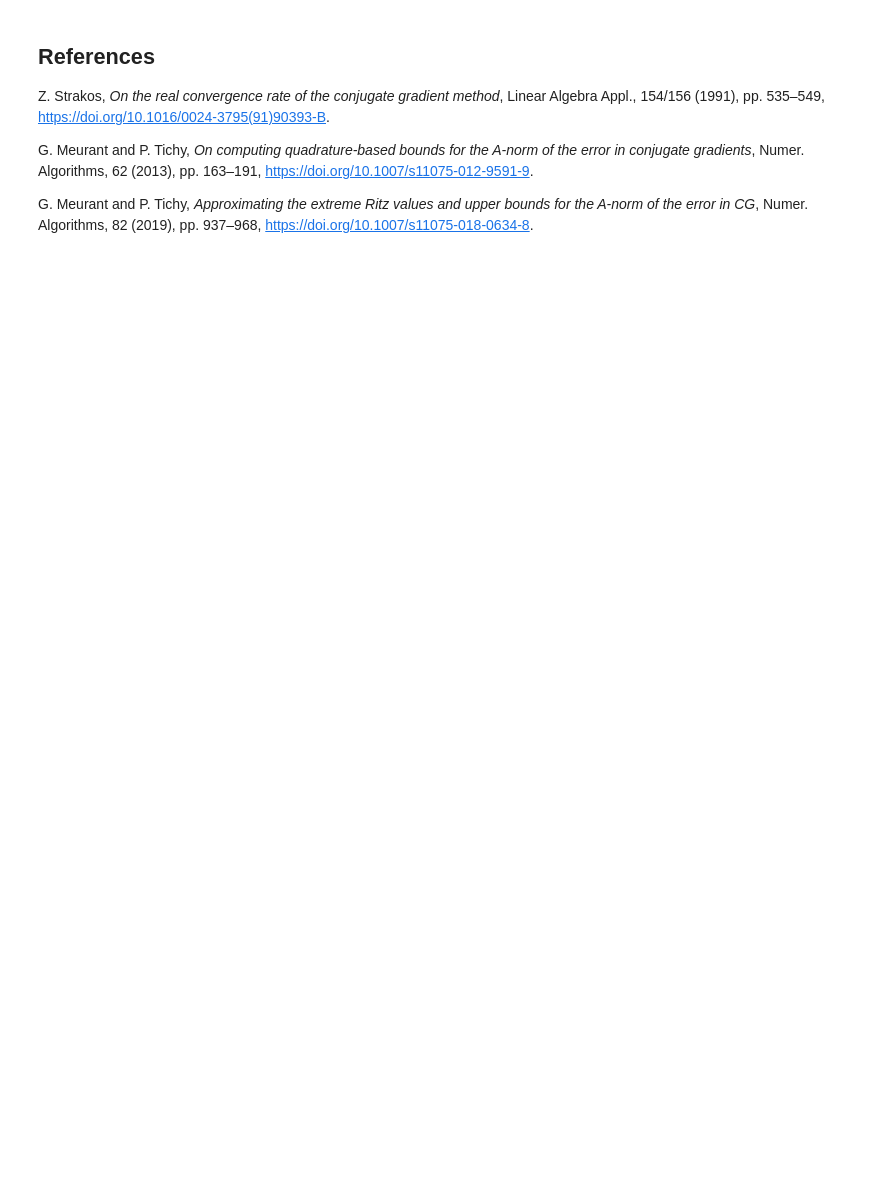
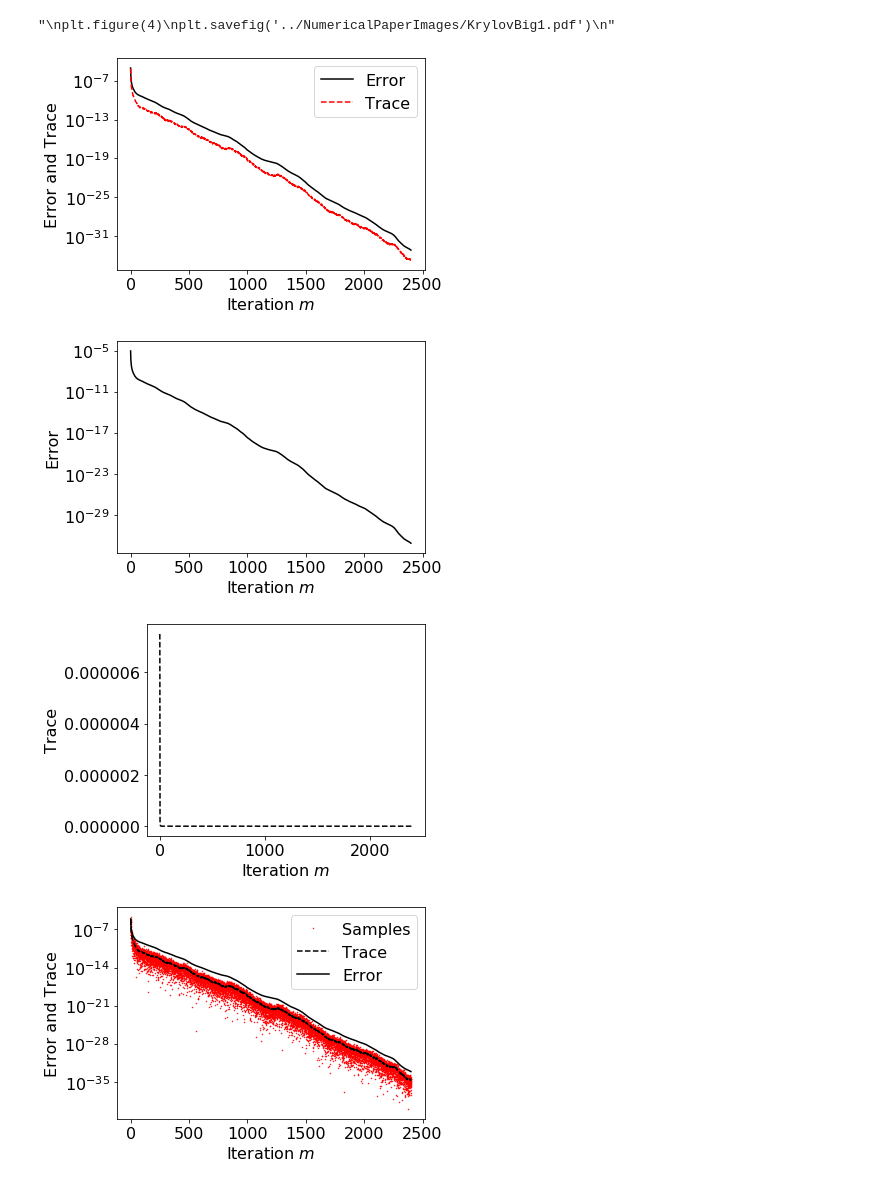
Before and after one commit to treid5/BayesCGKrylovPrior, a Jupyter notebook: BayesCGExperiments/Paper-Experiments.ipynb, the cells around one changed output. Drawn from its saved outputs; the diff is of its cells as text; code cells hidden in the pictures; blank space fills up the shorter version.

```diff
--- a/BayesCGExperiments/Paper-Experiments.ipynb
+++ b/BayesCGExperiments/Paper-Experiments.ipynb
@@ -121,18 +208,0 @@ We have included a file, "bcsstk18_prec.mtx' that contains the preconditioned ma
-# %%
-A = mmread('bcsstk18_prec.mtx')
-
-N = 11948
-
-
-def AVec(w):
-    return A.dot(w)
-
-
-GR = None
-#GR = 9e-14
-
-xTrue = np.ones(N)
-b = AVec(xTrue)
-x0 = np.zeros(N)
-
-NormA = None
@@ -201,9 +209,21 @@ plt.savefig('../../NumericalPaperImages/BigErr.pdf')
-# %% [markdown]
-## References
-
-Z. Strakos, *On the real convergence rate of the conjugate gradient method*, Linear Algebra
-Appl., 154/156 (1991), pp. 535–549, https://doi.org/10.1016/0024-3795(91)90393-B.
-
-G. Meurant and P. Tichy, *On computing quadrature-based bounds for the A-norm of the error in conjugate gradients*, Numer. Algorithms, 62 (2013), pp. 163–191, https://doi.org/10.1007/s11075-012-9591-9.
-
-G. Meurant and P. Tichy, *Approximating the extreme Ritz values and upper bounds for the A-norm of the error in CG*, Numer. Algorithms, 82 (2019), pp. 937–968, https://doi.org/10.1007/s11075-018-0634-8.
+# %%
+it = 2400
+reorth = False
+samples = 5
+post_rank = 1
+
+bayescg_convergence(AVec, b, x0, None, NormA, xTrue, it, post_rank, samples=samples, reorth=reorth, plt_title=False)
+
+plt.figure(4)
+Axes = plt.axis()
+
+'''
+plt.figure(4)
+plt.savefig('../NumericalPaperImages/KrylovBig1.pdf')
+'''
+# %% [output]
+"\nplt.figure(4)\nplt.savefig('../NumericalPaperImages/KrylovBig1.pdf')\n"
+[figure, added]
+[figure, added]
+[figure, added]
+[figure, added]
```
Also changed, not shown: parts of 25 cells of this notebook, 6 other files.
